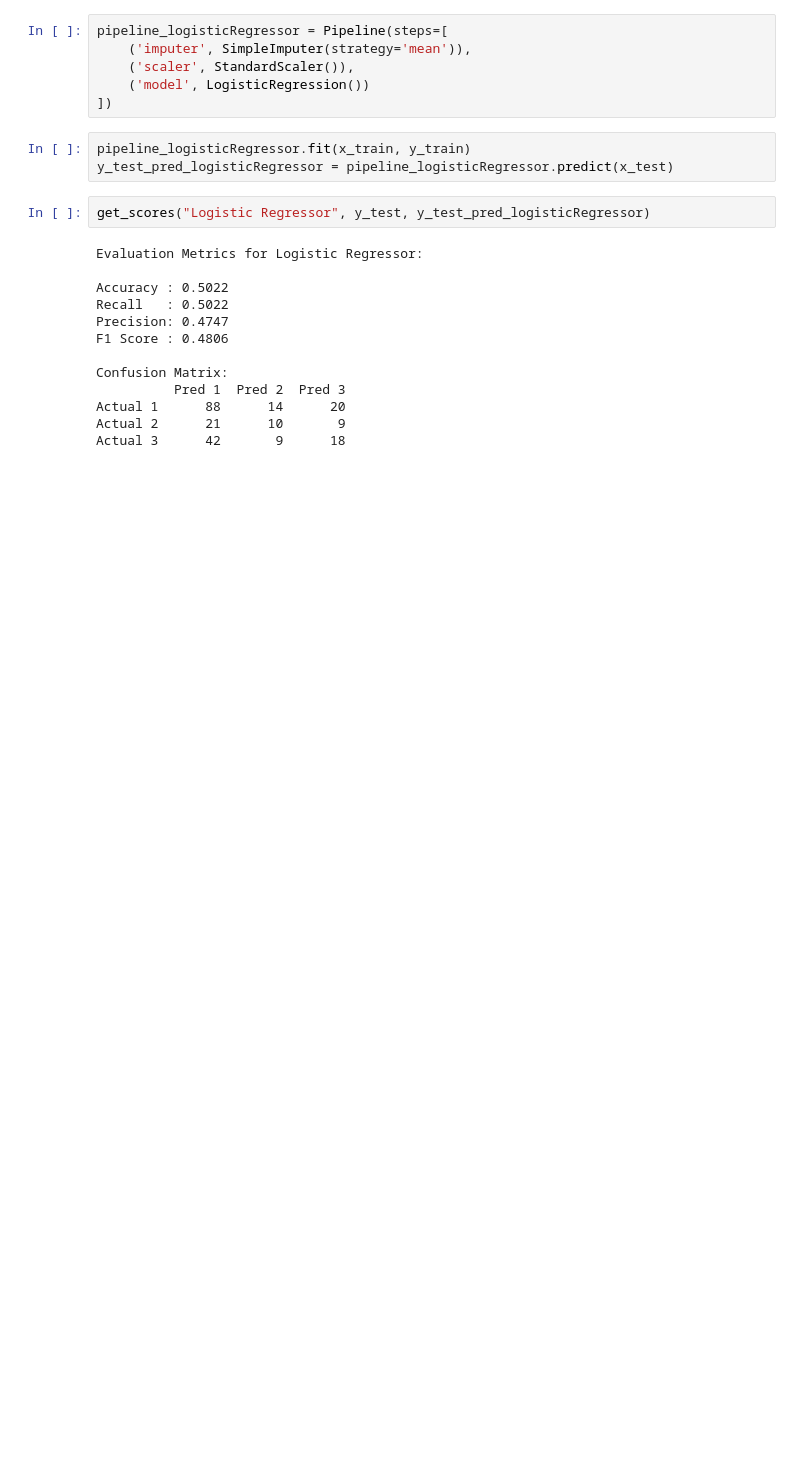
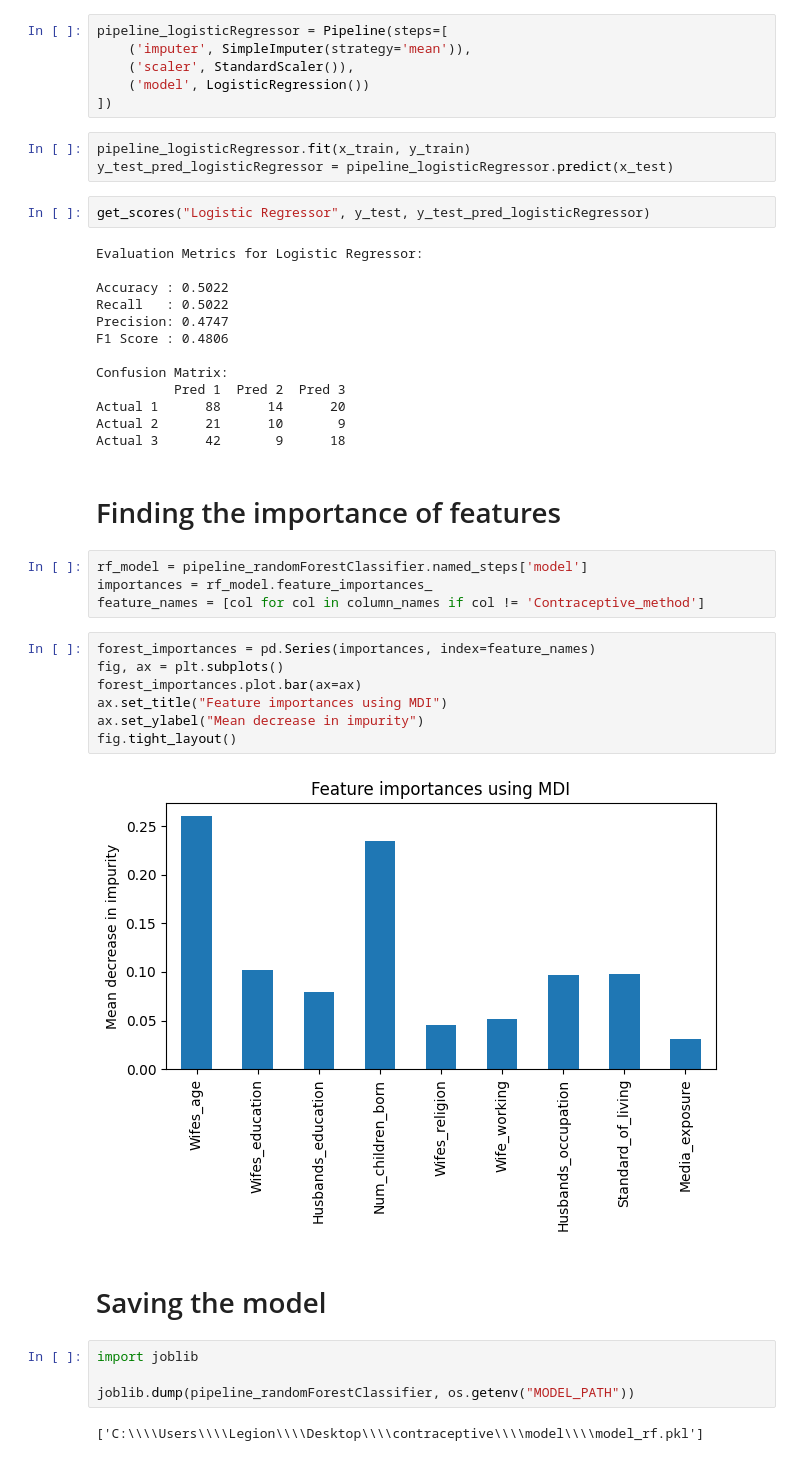
Before and after one commit to upahar-khatiwada/Contraceptive-Model-Choice, a Jupyter notebook: src/main.ipynb, the cells around one changed output. Drawn from its saved outputs; the diff is of its cells as text; blank space fills up the shorter version.

Commit message:
Model completed

```diff
--- a/src/main.ipynb
+++ b/src/main.ipynb
@@ -243,3 +255,26 @@ Confusion Matrix:
 Actual 1      88      14      20
 Actual 2      21      10       9
 Actual 3      42       9      18
+# %% [markdown]
+# Finding the importance of features
+# %%
+rf_model = pipeline_randomForestClassifier.named_steps['model']
+importances = rf_model.feature_importances_
+feature_names = [col for col in column_names if col != 'Contraceptive_method']
+# %%
+forest_importances = pd.Series(importances, index=feature_names)
+fig, ax = plt.subplots()
+forest_importances.plot.bar(ax=ax)
+ax.set_title("Feature importances using MDI")
+ax.set_ylabel("Mean decrease in impurity")
+fig.tight_layout()
+# %% [output]
+[figure, added]
+# %% [markdown]
+# Saving the model
+# %%
+import joblib
+
+joblib.dump(pipeline_randomForestClassifier, os.getenv("MODEL_PATH"))
+# %% [output]
+['C:\\\\Users\\\\Legion\\\\Desktop\\\\contraceptive\\\\model\\\\model_rf.pkl']
```
Also changed, not shown: parts of 8 cells of this notebook, 3 other files.
